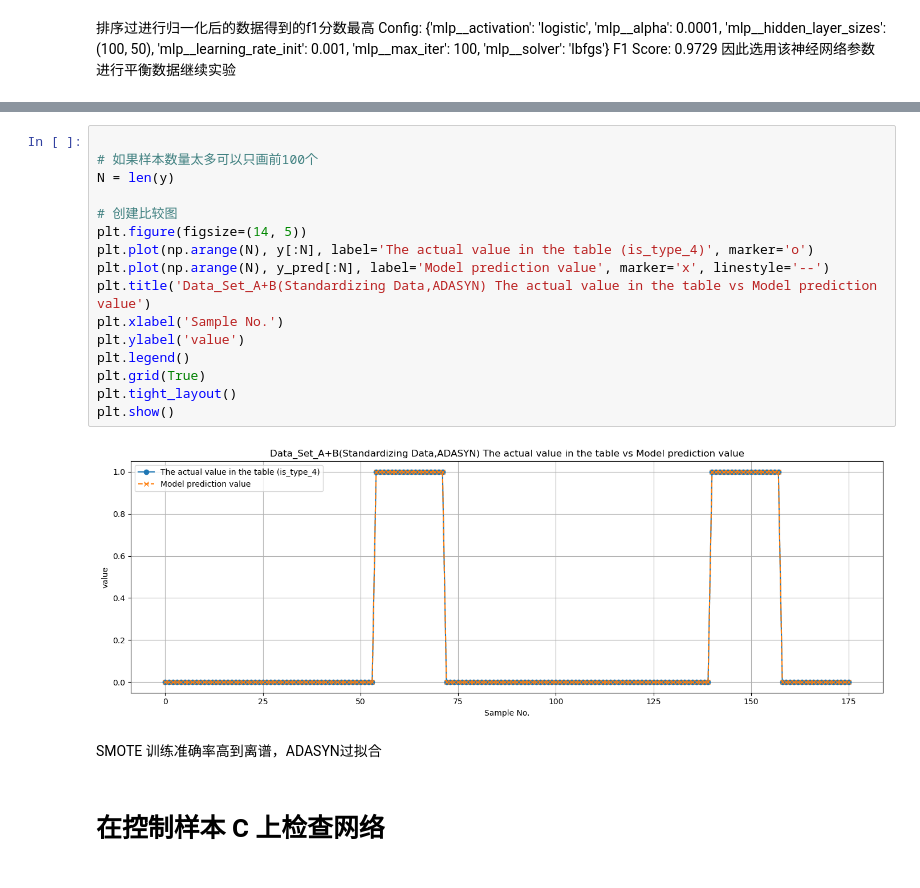
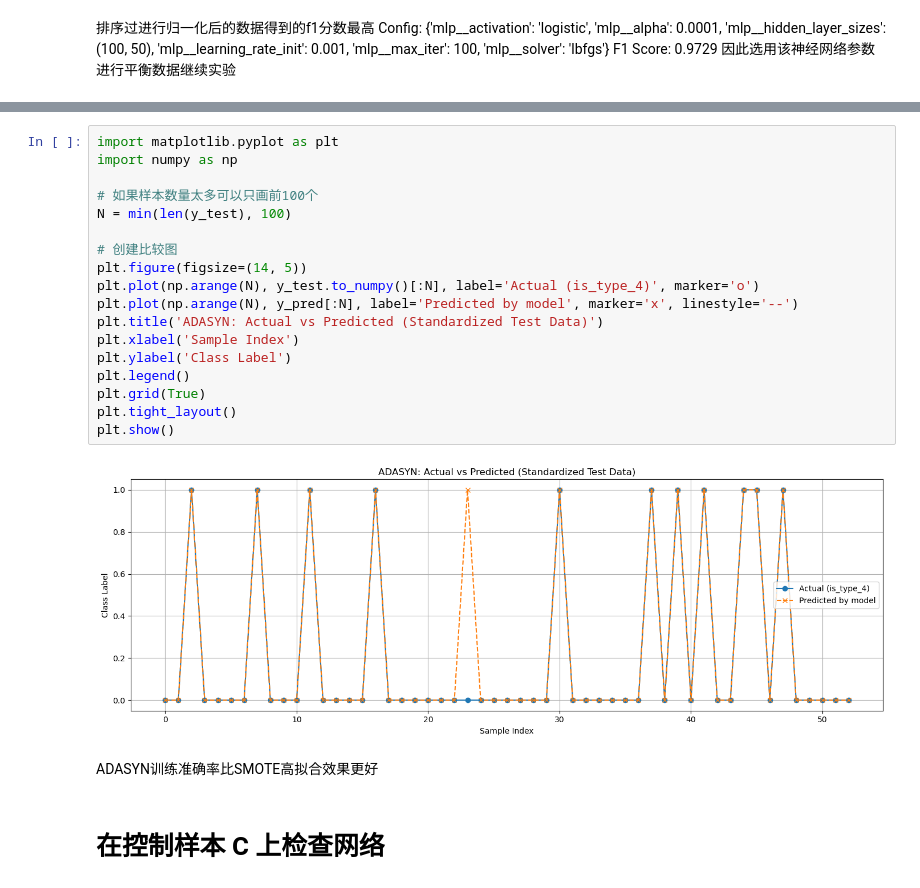
Before and after one commit to LiuGeliuliu/LP2, a Jupyter notebook: surface_classifier.ipynb, the cells around one changed output, grey strips where cells are left out. Cells and saved outputs as stored; diff of their text form.

```diff
--- a/surface_classifier.ipynb
+++ b/surface_classifier.ipynb
@@ -892,23 +984,25 @@ weighted avg       1.00      1.00      1.00       283
 # %%
+import matplotlib.pyplot as plt
+import numpy as np
 
 # 如果样本数量太多可以只画前100个
-N = len(y)
+N = min(len(y_test), 100)
 
 # 创建比较图
 plt.figure(figsize=(14, 5))
-plt.plot(np.arange(N), y[:N], label='The actual value in the table (is_type_4)', marker='o')
-plt.plot(np.arange(N), y_pred[:N], label='Model prediction value', marker='x', linestyle='--')
-plt.title('Data_Set_A+B(Standardizing Data,ADASYN) The actual value in the table vs Model prediction value')
-plt.xlabel('Sample No.')
-plt.ylabel('value')
+plt.plot(np.arange(N), y_test.to_numpy()[:N], label='Actual (is_type_4)', marker='o')
+plt.plot(np.arange(N), y_pred[:N], label='Predicted by model', marker='x', linestyle='--')
+plt.title('ADASYN: Actual vs Predicted (Standardized Test Data)')
+plt.xlabel('Sample Index')
+plt.ylabel('Class Label')
 plt.legend()
 plt.grid(True)
 plt.tight_layout()
 plt.show()
 # %% [output]
-[figure, old version]
+[figure, new version]
 # %% [markdown]
-SMOTE 训练准确率高到离谱，ADASYN过拟合
+ ADASYN训练准确率比SMOTE高拟合效果更好
 # %% [markdown]
 # 在控制样本 C 上检查网络
 # %%
```
Also changed, not shown: parts of 14 cells of this notebook.
